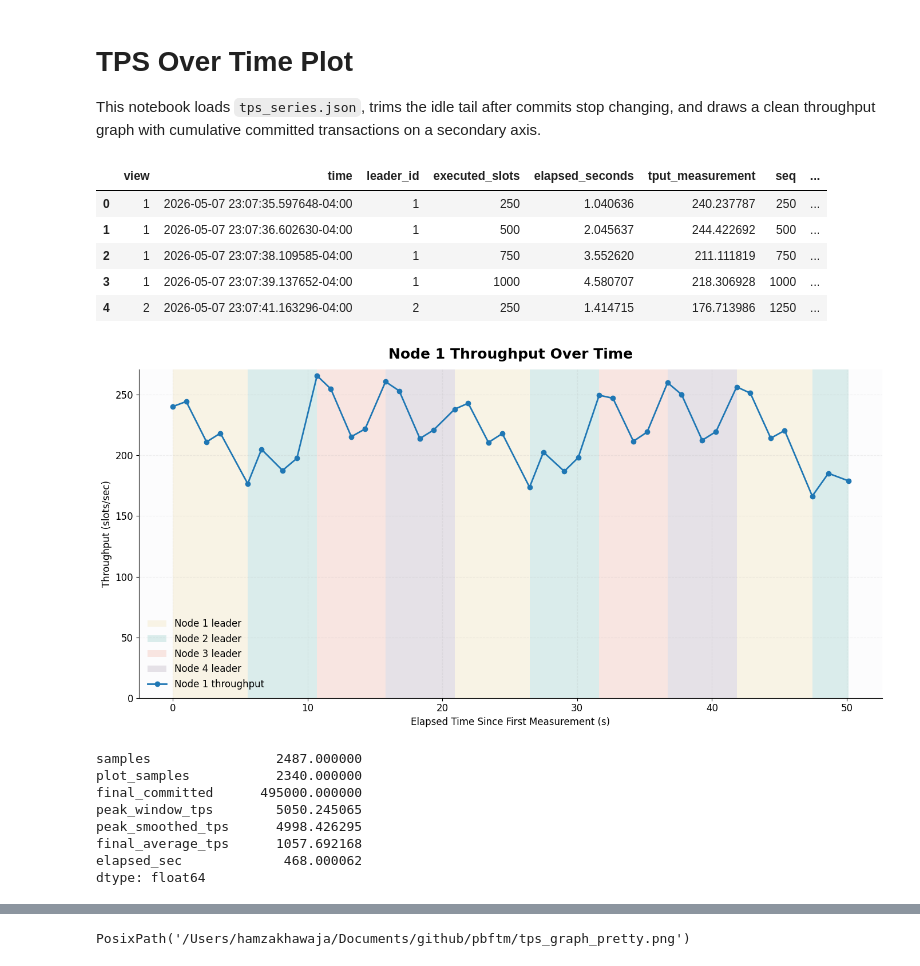
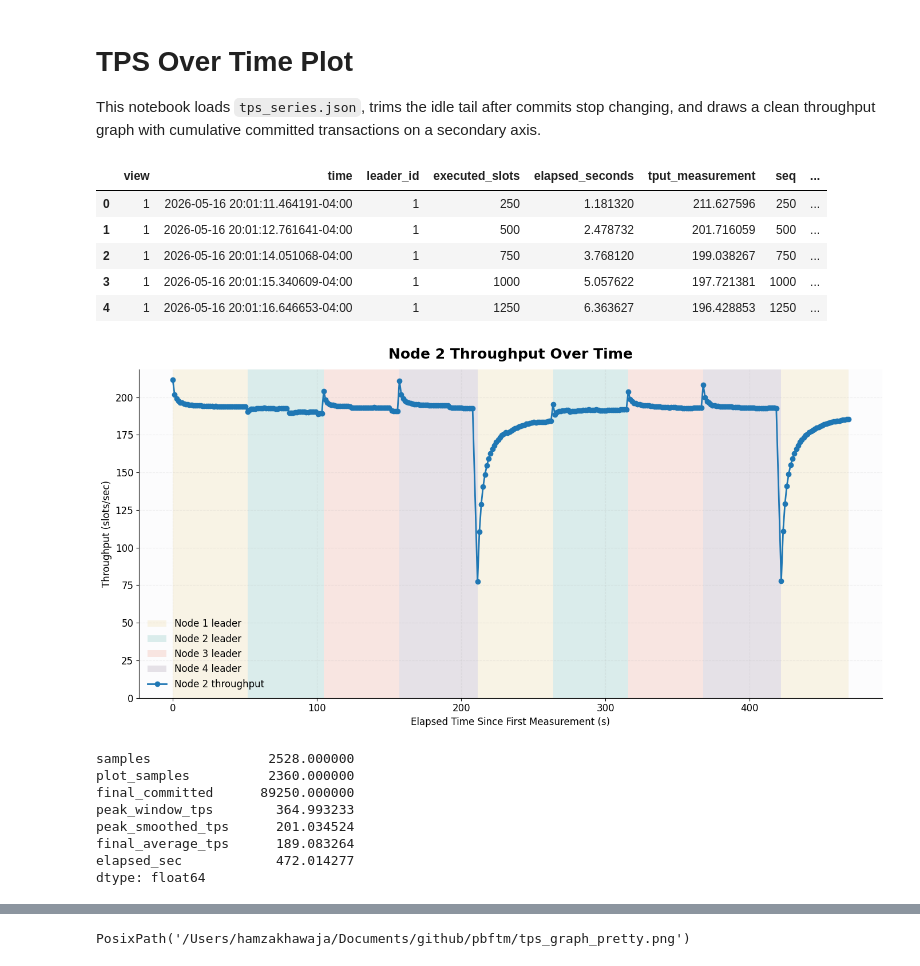
Before and after one commit to Michael112233/pbft, a Jupyter notebook: plot_tps_series.ipynb, the cells around one changed output, grey strips where cells are left out. Saved outputs shown, nothing was run; the diff lists cells and outputs as text; code cells hidden in the pictures.

```diff
--- a/plot_tps_series.ipynb
+++ b/plot_tps_series.ipynb
@@ -23,7 +23,7 @@ plt.rcParams.update({
 })
 # %%
 # Change this to pick which node throughput CSV to plot.
-node_id = 1
+node_id = 2
 
 throughput_csv_path = Path("logs") / f"node_{node_id}_throughput.csv"
 assert throughput_csv_path.exists(), f"Missing file: {throughput_csv_path.resolve()}"
@@ -65,41 +65,41 @@ for segment in leader_segments.itertuples(index=False):
     leader = int(segment.leader_id)
     label = f"Node {leader} leader" if leader not in seen_leaders else None
     ax.axvspan(
         segment.start_sec,
         segment.end_sec,
         color=leader_colors.get(leader, "#8D99AE"),
         alpha=0.16,
         label=label,
         linewidth=0,
     )
     seen_leaders.add(leader)
 
 ax.plot(
     throughput_df["elapsed_from_first_sec"],
     throughput_df["tput_measurement"],
     marker="o",
     linewidth=2,
     label=f"Node {node_id} throughput",
 )
 
 ax.set_title(f"Node {node_id} Throughput Over Time", fontsize=18, weight="bold", pad=14)
 ax.set_xlabel("Elapsed Time Since First Measurement (s)")
 ax.set_ylabel("Throughput (slots/sec)")
 ax.set_ylim(bottom=0)
 ax.legend(frameon=False)
 
 plt.tight_layout()
 plt.show()
 # %% [output]
 |  | view | time | leader_id | executed_slots | elapsed_seconds | tput_measurement | seq | ... |
-| 0 | 1 | 2026-05-07 23:07:35.597648-04:00 | 1 | 250 | 1.040636 | 240.237787 | 250 | ... |
-| 1 | 1 | 2026-05-07 23:07:36.602630-04:00 | 1 | 500 | 2.045637 | 244.422692 | 500 | ... |
-| 2 | 1 | 2026-05-07 23:07:38.109585-04:00 | 1 | 750 | 3.552620 | 211.111819 | 750 | ... |
-| 3 | 1 | 2026-05-07 23:07:39.137652-04:00 | 1 | 1000 | 4.580707 | 218.306928 | 1000 | ... |
-| 4 | 2 | 2026-05-07 23:07:41.163296-04:00 | 2 | 250 | 1.414715 | 176.713986 | 1250 | ... |
+| 0 | 1 | 2026-05-16 20:01:11.464191-04:00 | 1 | 250 | 1.181320 | 211.627596 | 250 | ... |
+| 1 | 1 | 2026-05-16 20:01:12.761641-04:00 | 1 | 500 | 2.478732 | 201.716059 | 500 | ... |
+| 2 | 1 | 2026-05-16 20:01:14.051068-04:00 | 1 | 750 | 3.768120 | 199.038267 | 750 | ... |
+| 3 | 1 | 2026-05-16 20:01:15.340609-04:00 | 1 | 1000 | 5.057622 | 197.721381 | 1000 | ... |
+| 4 | 1 | 2026-05-16 20:01:16.646653-04:00 | 1 | 1250 | 6.363627 | 196.428853 | 1250 | ... |
-[figure, old version]
+[figure, new version]
 # %%
-json_path = Path("./rr/rr.json")
+json_path = Path("perfxo.json")
 assert json_path.exists(), f"Missing file: {json_path.resolve()}"
 
 with json_path.open() as f:
@@ -130,13 +130,13 @@ summary = {
 
 pd.Series(summary)
 # %% [output]
-samples                2487.000000
-plot_samples           2340.000000
-final_committed      495000.000000
-peak_window_tps        5050.245065
-peak_smoothed_tps      4998.426295
-final_average_tps      1057.692168
-elapsed_sec             468.000062
+samples               2528.000000
+plot_samples          2360.000000
+final_committed      89250.000000
+peak_window_tps        364.993233
+peak_smoothed_tps      201.034524
+final_average_tps      189.083264
+elapsed_sec            472.014277
 dtype: float64
 # %%
 fig, ax1 = plt.subplots()
```
Also changed, not shown: parts of 2 cells of this notebook, 28 other files.
